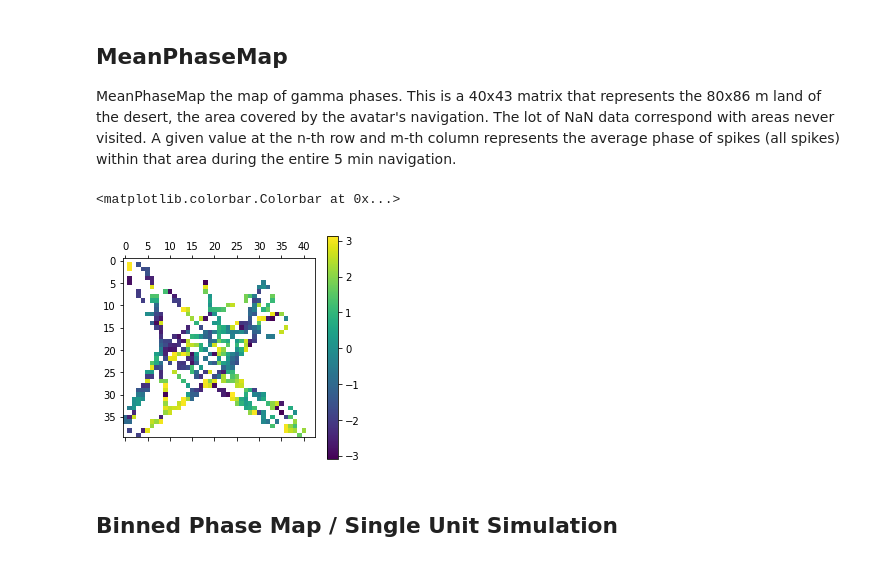
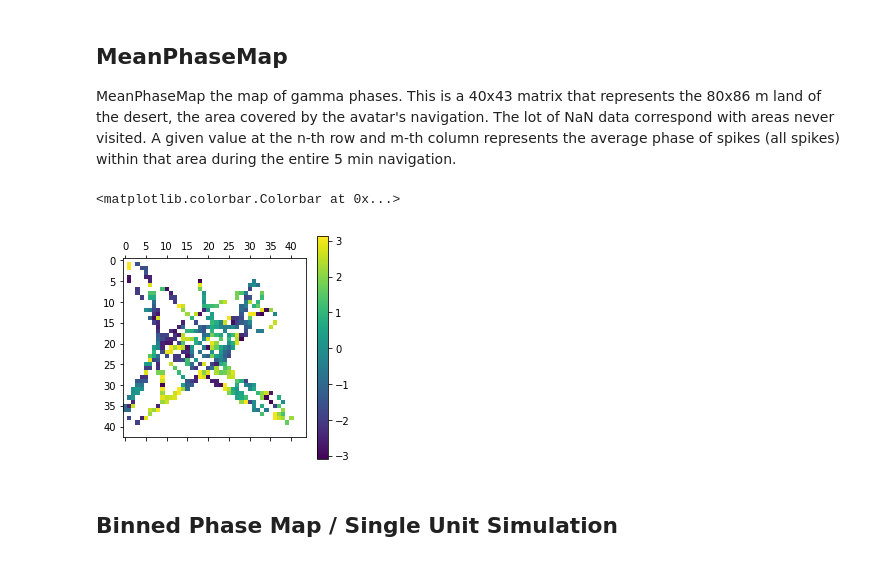
Before and after one commit to DanielHHowell/Grid-Cell, a Jupyter notebook: Grid Cell Phase Main.ipynb, the cells around one changed output. Cells and saved outputs as stored; diff of their text form; code cells hidden in the pictures.

```diff
--- a/Grid Cell Phase Main.ipynb
+++ b/Grid Cell Phase Main.ipynb
@@ -88,16 +95,14 @@ MeanPhaseMap the map of gamma phases. This is a 40x43 matrix that represents the
 # %%
 raw = np.loadtxt('MeanPhaseMap.csv',delimiter=',')
 
 #Flipping to match the other plots and stripping erraneous values bordering the top row and right column
 MeanPhaseMap = np.flip(raw,axis=0)
-MeanPhaseMap[0] = 'NaN'
-MeanPhaseMap[:,42] = 'Nan'
 
 plt.matshow(MeanPhaseMap)
 plt.colorbar()
 # %% [output]
 <matplotlib.colorbar.Colorbar at 0x...>
-[figure, old version]
+[figure, new version]
 # %% [markdown]
 ## Binned Phase Map / Single Unit Simulation
 # %%
```
Also changed, not shown: parts of 14 cells of this notebook, 1 other file.
